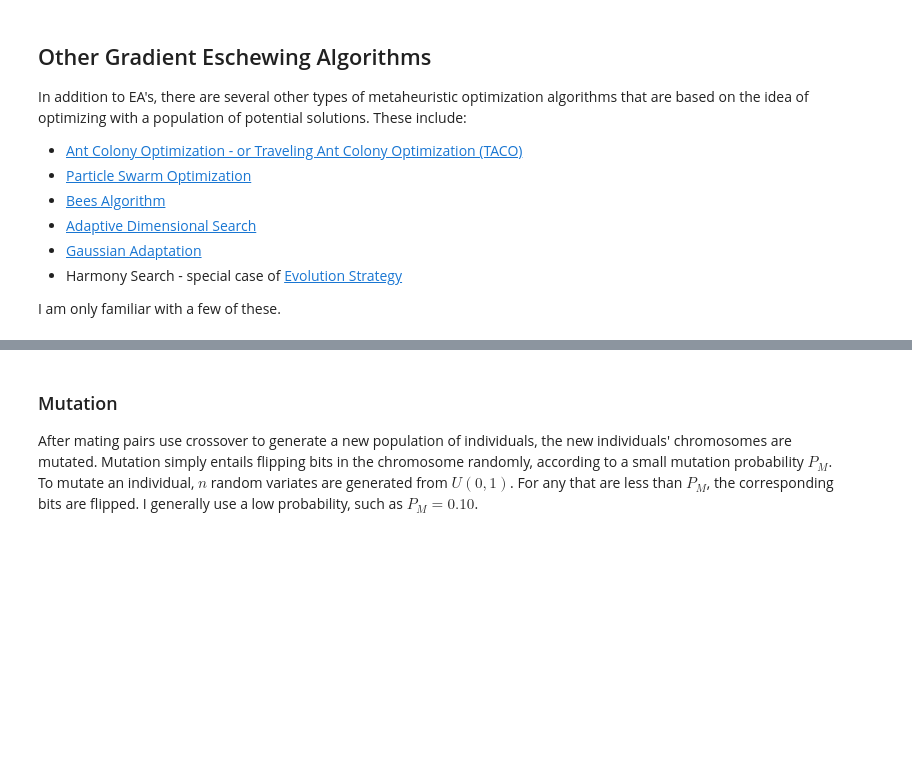
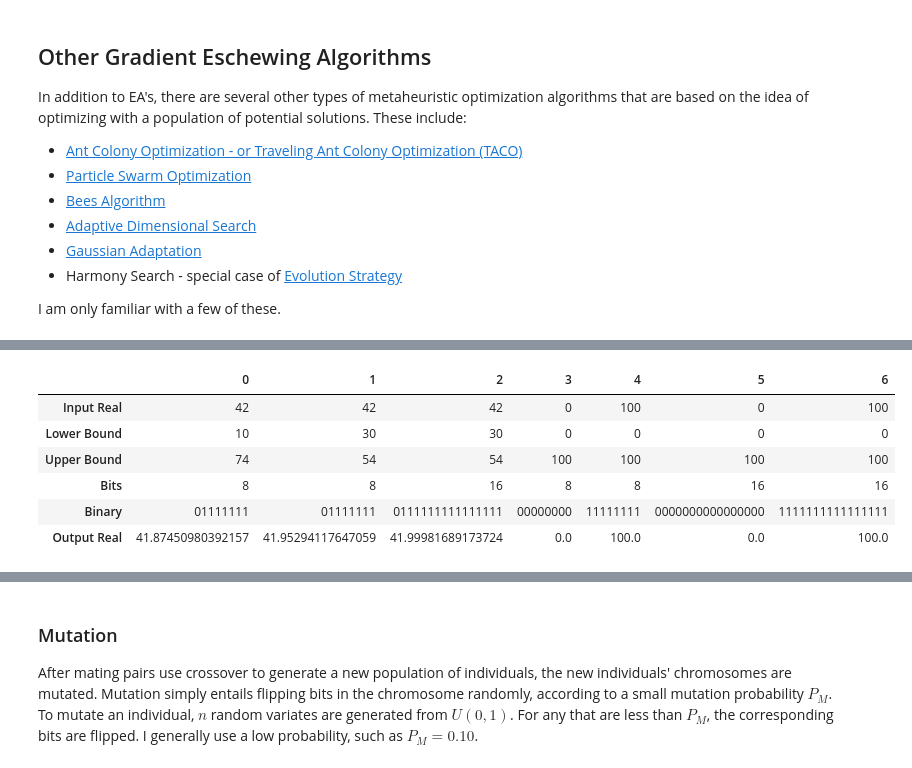
Before and after one commit to ahowe42/GeneticAlgorithms, a Jupyter notebook: notebooks/lecture.ipynb, the cells around one changed output, grey strips where cells are left out. Cells and saved outputs as stored; diff of their text form; code cells hidden in the pictures; blank space fills up the shorter version.

```diff
--- a/notebooks/lecture.ipynb
+++ b/notebooks/lecture.ipynb
@@ -164,0 +215,26 @@ printIndiv = lambda x: ''.join(['%d'%i for i in x])
+# %%
+''' Real <-> Binary Encoding '''
+# setup real values to be binary encoded, demonstrating the effect of different range widths & different
+reals =  [42, 42, 42, 0, 100, 0, 100]
+lowers = [10, 30, 30, 0, 0, 0, 0]
+uppers = [74, 54, 54, 100, 100, 100, 100]
+bits =   [8, 8, 16, 8, 8, 16, 16]
+
+# encode & then decode
+B = EncodeBinaryReal('r', reals, bits, lowers, uppers)
+R = EncodeBinaryReal('b', B, bits, lowers, uppers)
+
+# parse B
+cumBits = np.cumsum([0]+bits)
+B = [printIndiv(B[f:t]) for (f, t) in zip(cumBits[:-1], cumBits[1:])]
+
+# show all in a dataframe
+display(pd.DataFrame(data=np.c_[[reals, lowers, uppers, bits, B, R]], index=['Input Real', 'Lower Bound', 'Upper Bound', 'Bits', 'Binary', 'Output Real']))
+# %% [output]
+|  | 0 | 1 | 2 | 3 | 4 | 5 | 6 |
+| Input Real | 42 | 42 | 42 | 0 | 100 | 0 | 100 |
+| Lower Bound | 10 | 30 | 30 | 0 | 0 | 0 | 0 |
+| Upper Bound | 74 | 54 | 54 | 100 | 100 | 100 | 100 |
+| Bits | 8 | 8 | 16 | 8 | 8 | 16 | 16 |
+| Binary | 01111111 | 01111111 | 0111111111111111 | 00000000 | 11111111 | 0000000000000000 | 1111111111111111 |
+| Output Real | 41.87450980392157 | 41.95294117647059 | 41.99981689173724 | 0.0 | 100.0 | 0.0 | 100.0 |
```
Also changed, not shown: parts of 12 cells of this notebook, 1 other file.
